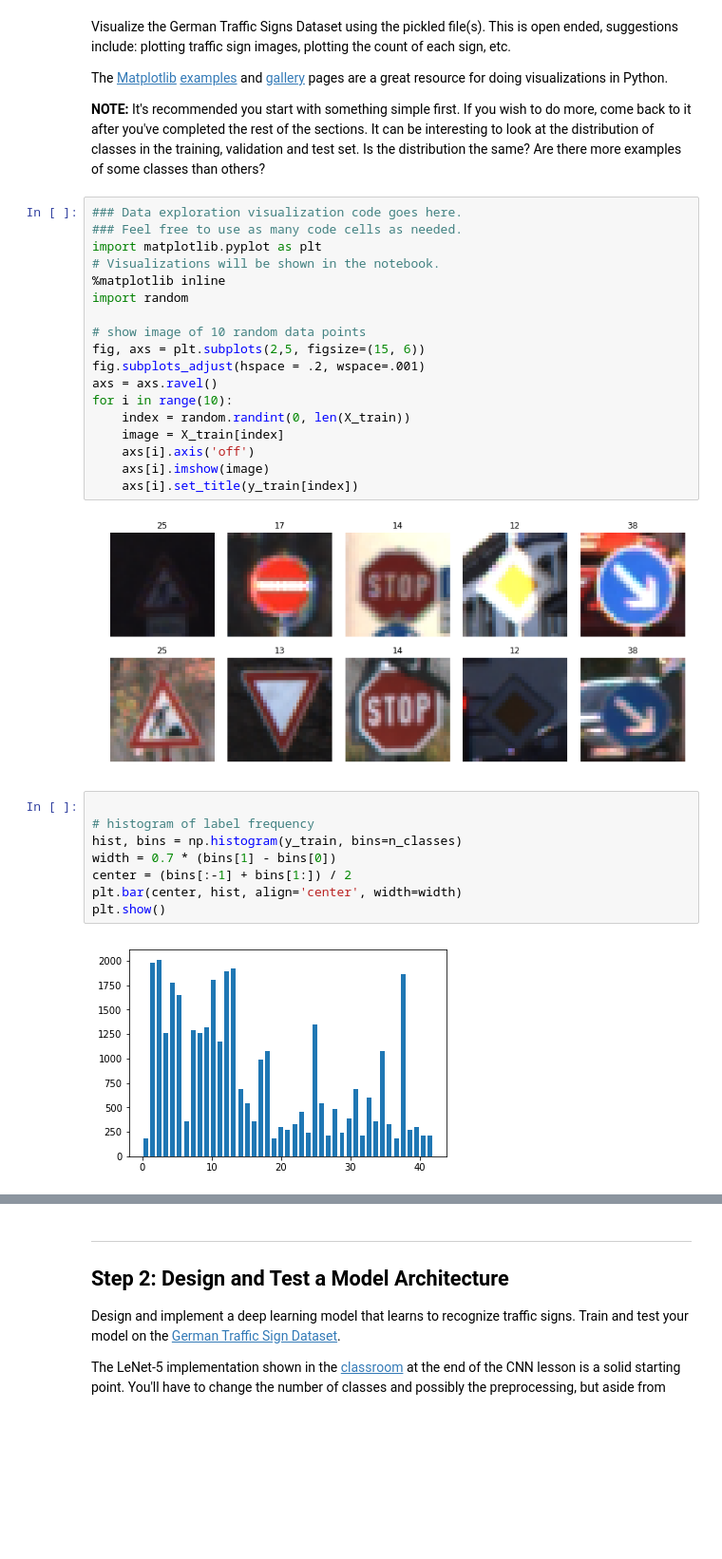
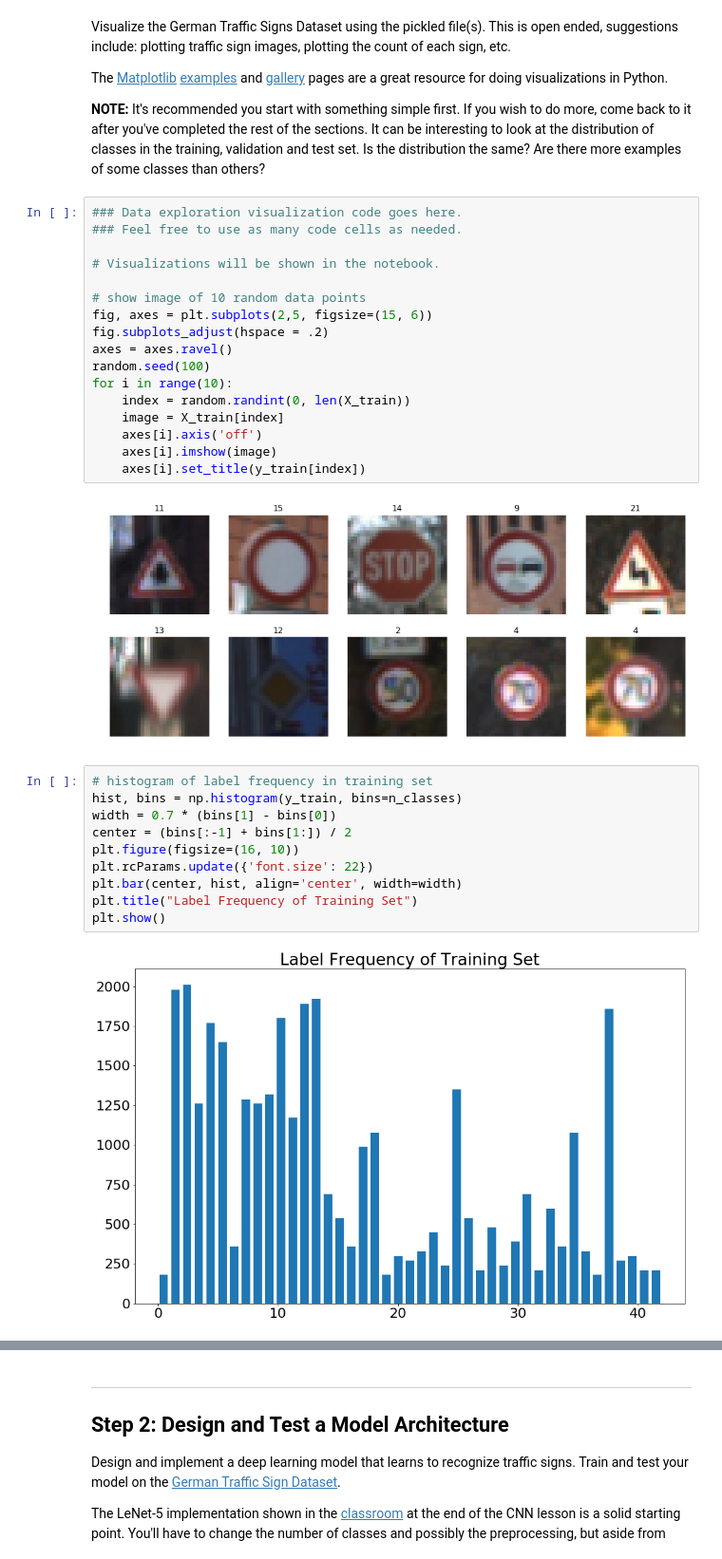
Before and after one commit to yizonggen/CarND-Traffic-Sign-Classifier-Project, a Jupyter notebook: Traffic_Sign_Classifier.ipynb, the cells around one changed output, grey strips where cells are left out. Shown: that part at 95% size. Cells and saved outputs as stored; diff of their text form; blank space fills up the shorter version.

```diff
--- a/Traffic_Sign_Classifier.ipynb
+++ b/Traffic_Sign_Classifier.ipynb
@@ -95,30 +101,31 @@ The [Matplotlib](http://matplotlib.org/) [examples](http://matplotlib.org/exampl
 # %%
 ### Data exploration visualization code goes here.
 ### Feel free to use as many code cells as needed.
-import matplotlib.pyplot as plt
+
 # Visualizations will be shown in the notebook.
-%matplotlib inline
-import random
 
 # show image of 10 random data points
-fig, axs = plt.subplots(2,5, figsize=(15, 6))
-fig.subplots_adjust(hspace = .2, wspace=.001)
-axs = axs.ravel()
+fig, axes = plt.subplots(2,5, figsize=(15, 6))
+fig.subplots_adjust(hspace = .2)
+axes = axes.ravel()
+random.seed(100)
 for i in range(10):
     index = random.randint(0, len(X_train))
     image = X_train[index]
-    axs[i].axis('off')
-    axs[i].imshow(image)
-    axs[i].set_title(y_train[index])
+    axes[i].axis('off')
+    axes[i].imshow(image)
+    axes[i].set_title(y_train[index])
 # %% [output]
-[figure, old version]
+[figure, new version]
 # %%
-
-# histogram of label frequency
+# histogram of label frequency in training set
 hist, bins = np.histogram(y_train, bins=n_classes)
 width = 0.7 * (bins[1] - bins[0])
 center = (bins[:-1] + bins[1:]) / 2
+plt.figure(figsize=(16, 10))
+plt.rcParams.update({'font.size': 22})
 plt.bar(center, hist, align='center', width=width)
+plt.title("Label Frequency of Training Set")
 plt.show()
 # %% [output]
-[figure, old version]
+[figure, new version]
```
Also changed, not shown: parts of 41 cells of this notebook, 31 other files.
